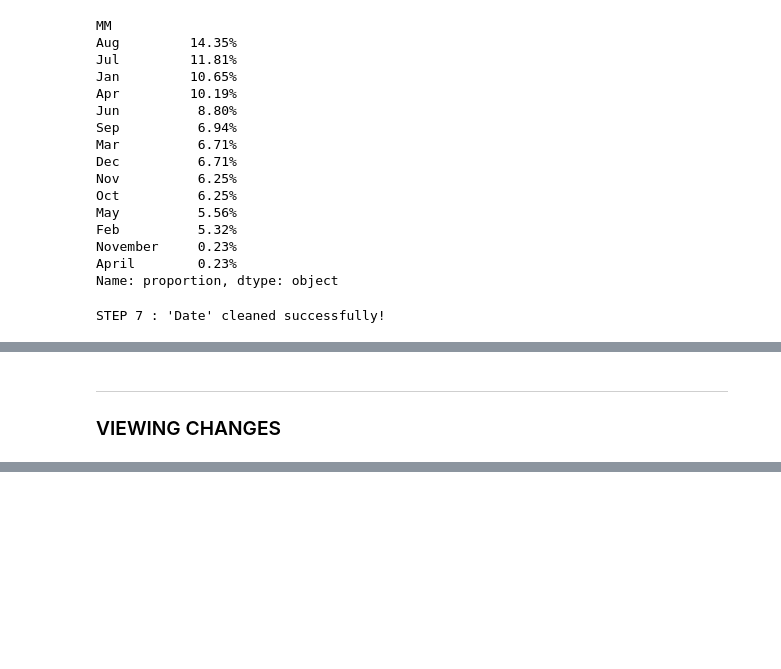
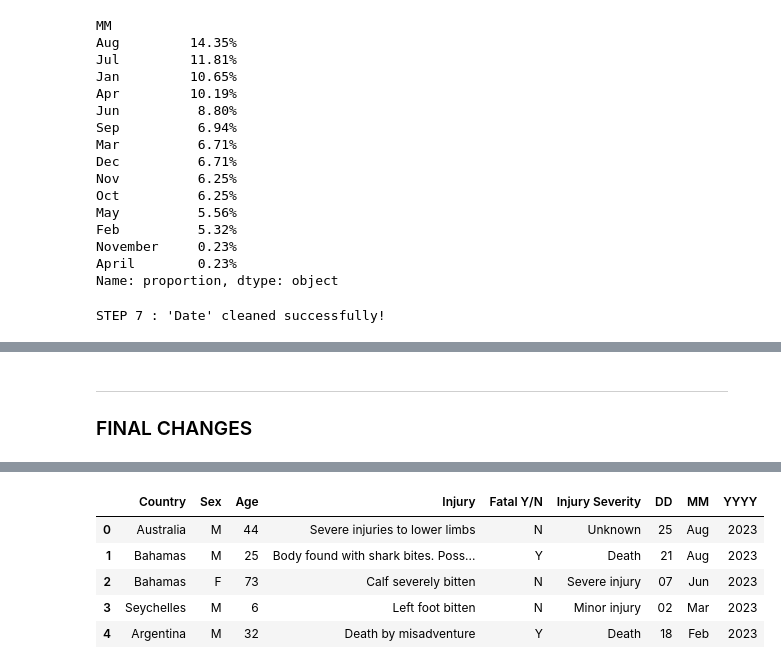
Before and after one commit to samia-boubaya/02_project-shark-attacks, a Jupyter notebook: notebooks/samia.ipynb, the cells around one changed output, grey strips where cells are left out. Drawn from its saved outputs; the diff is of its cells as text; code cells hidden in the pictures; blank space fills up the shorter version.

```diff
--- a/notebooks/samia.ipynb
+++ b/notebooks/samia.ipynb
@@ -1099,7 +1099,7 @@ df.head()
 | 4 | Other/Unknown | Argentina | Patagonia | Chubut Province | NaN | Diego Barría | M | 32 | Death by misadventure | Y | NaN | ... |
 # %% [markdown]
 ----
-### VIEWING CHANGES
+### FINAL CHANGES
 # %%
 df.head(5)
 # %% [output]
@@ -1109,3 +1109,22 @@ df.head(5)
 | 2 | Other/Unknown | Bahamas | Freeport | Shark Junction | Scuba diving | Heidi Ernst | F | 73 | Calf severely bitten | N | 13h00 | ... |
 | 3 | Other/Unknown | Seychelles | Praslin Island | NaN | Snorkeling | Arthur … | M | 6 | Left foot bitten | N | Afternoon | ... |
 | 4 | Other/Unknown | Argentina | Patagonia | Chubut Province | NaN | Diego Barría | M | 32 | Death by misadventure | Y | NaN | ... |
+# %%
+# Drop columns we don't need:
+df = df.drop(columns=['Activity'])
+df = df.drop(columns=['Type'])
+df = df.drop(columns=['Species '])
+df = df.drop(columns=['Source'])
+df = df.drop(columns=['Time'])
+df = df.drop(columns=['Name'])
+df = df.drop(columns=['State'])
+df = df.drop(columns=['Location'])
+
+df.head()
+# %% [output]
+|  | Country | Sex | Age | Injury | Fatal Y/N | Injury Severity | DD | MM | YYYY |
+| 0 | Australia | M | 44 | Severe injuries to lower limbs | N | Unknown | 25 | Aug | 2023 |
+| 1 | Bahamas | M | 25 | Body found with shark bites. Poss... | Y | Death | 21 | Aug | 2023 |
+| 2 | Bahamas | F | 73 | Calf severely bitten | N | Severe injury | 07 | Jun | 2023 |
+| 3 | Seychelles | M | 6 | Left foot bitten | N | Minor injury | 02 | Mar | 2023 |
+| 4 | Argentina | M | 32 | Death by misadventure | Y | Death | 18 | Feb | 2023 |
```
Also changed, not shown: parts of 8 cells of this notebook, 1 other file.
